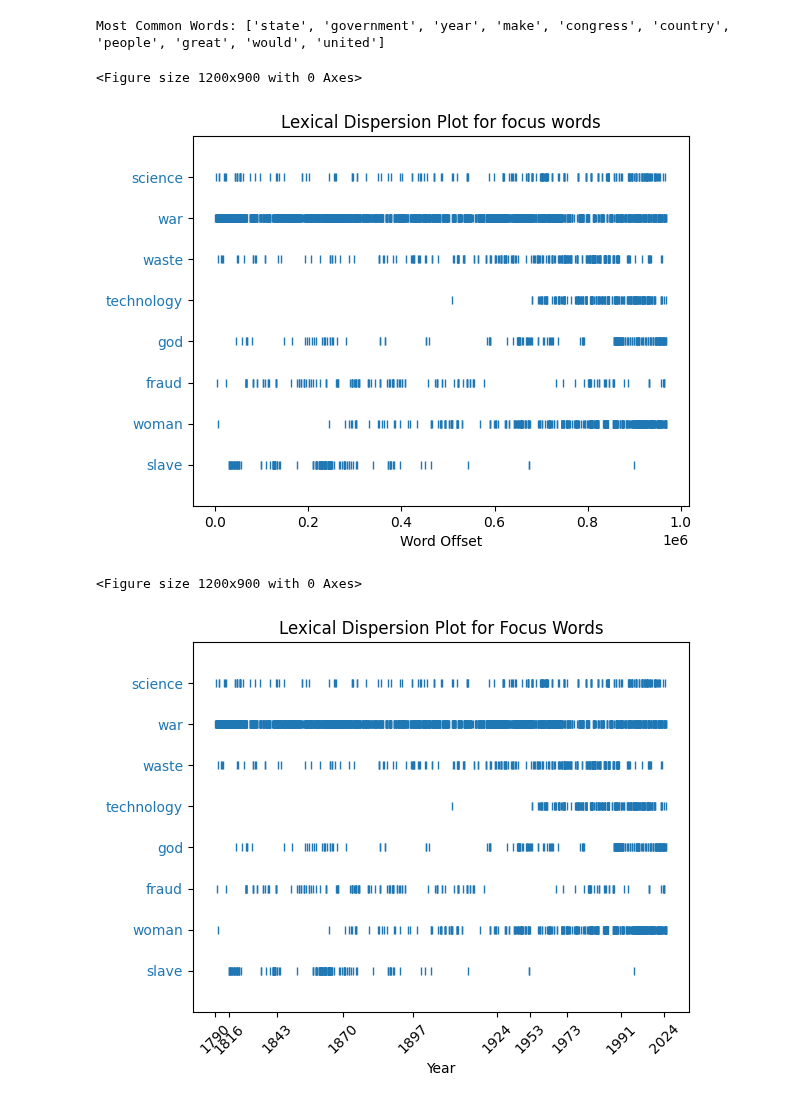
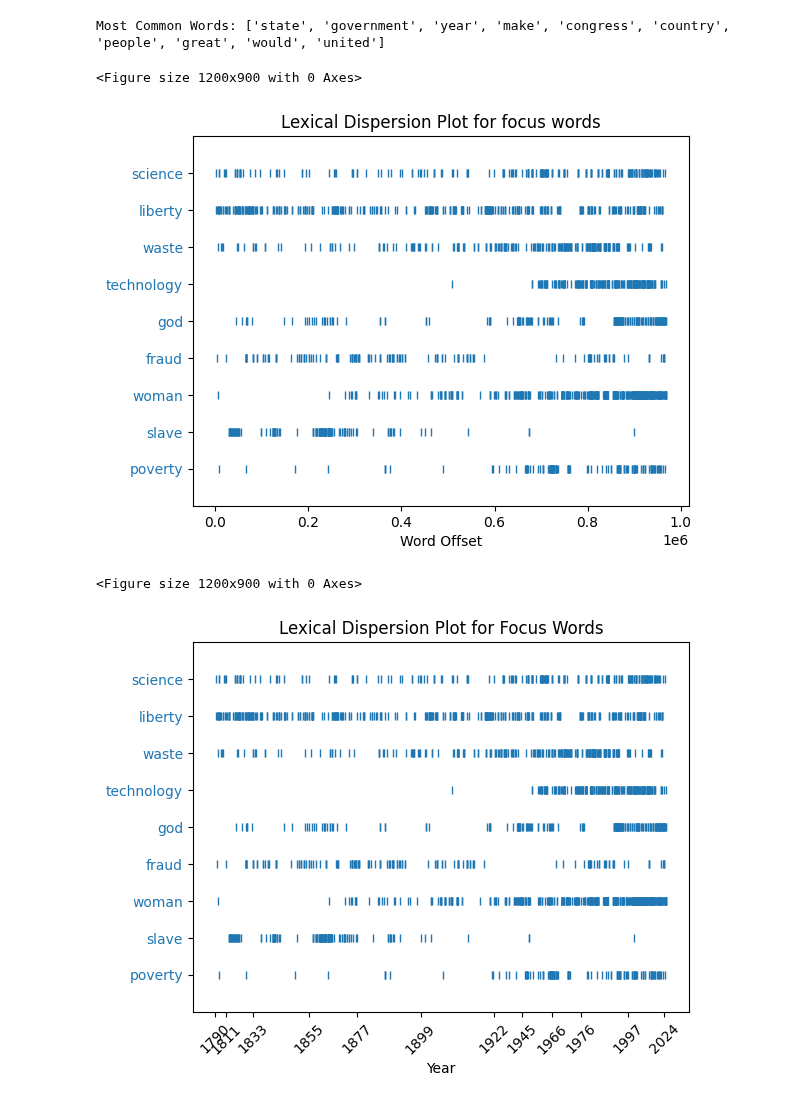
Before and after one commit to alex-smith-uwec/NLP_Spring2025, a Jupyter notebook: StateUnion.ipynb, the cells around one changed output. Drawn from its saved outputs; the diff is of its cells as text; code cells hidden in the pictures.

```diff
--- a/StateUnion.ipynb
+++ b/StateUnion.ipynb
@@ -78,39 +78,39 @@ for i, text in enumerate(texts):
 # %% [output]
 Most Common Words: ['state', 'government', 'year', 'make', 'congress', 'country', 'people', 'great', 'would', 'united']
 # %%
-focus_words=["science","war","waste","technology","god","fraud","woman","slave"]
+focus_words=["science","liberty","waste","technology","god","fraud","woman","slave","poverty"]
 # %%
 plt.figure(figsize=(12, 9))
 dispersion_plot(all_words, focus_words, ignore_case=True, title='Lexical Dispersion Plot for focus words')
 plt.show()
 # %% [output]
 <Figure size 1200x900 with 0 Axes>
-[figure, old version]
+[figure, new version]
 # %%
 
 
 # Compute the lengths of each text
 text_lengths = [len(text) for text in sorted_texts]
 
 # Compute cumulative offsets
 cumulative_offsets = np.cumsum([0] + text_lengths[:-1])  # Start at 0 for the first year
 
-# Determine indices for approximately 25 evenly spaced ticks
-num_ticks = 10
+# Determine indices for spaced ticks
+num_ticks = 12
 indices = np.linspace(0, len(cumulative_offsets) - 1, num=num_ticks, dtype=int)
 
 # Subset offsets and years for tick marks
 selected_offsets = cumulative_offsets[indices]
 selected_years = [sorted_years[i] for i in indices]
 
 # Plot with updated axis
 plt.figure(figsize=(12, 9))
 dispersion_plot(all_words, focus_words, ignore_case=True, title='Lexical Dispersion Plot for Focus Words')
 
 # Set the horizontal axis
 plt.xticks(selected_offsets, selected_years, rotation=45)
 plt.xlabel("Year")
 plt.show()
 # %% [output]
 <Figure size 1200x900 with 0 Axes>
-[figure, old version]
+[figure, new version]
```
Also changed, not shown: parts of 4 cells of this notebook.
